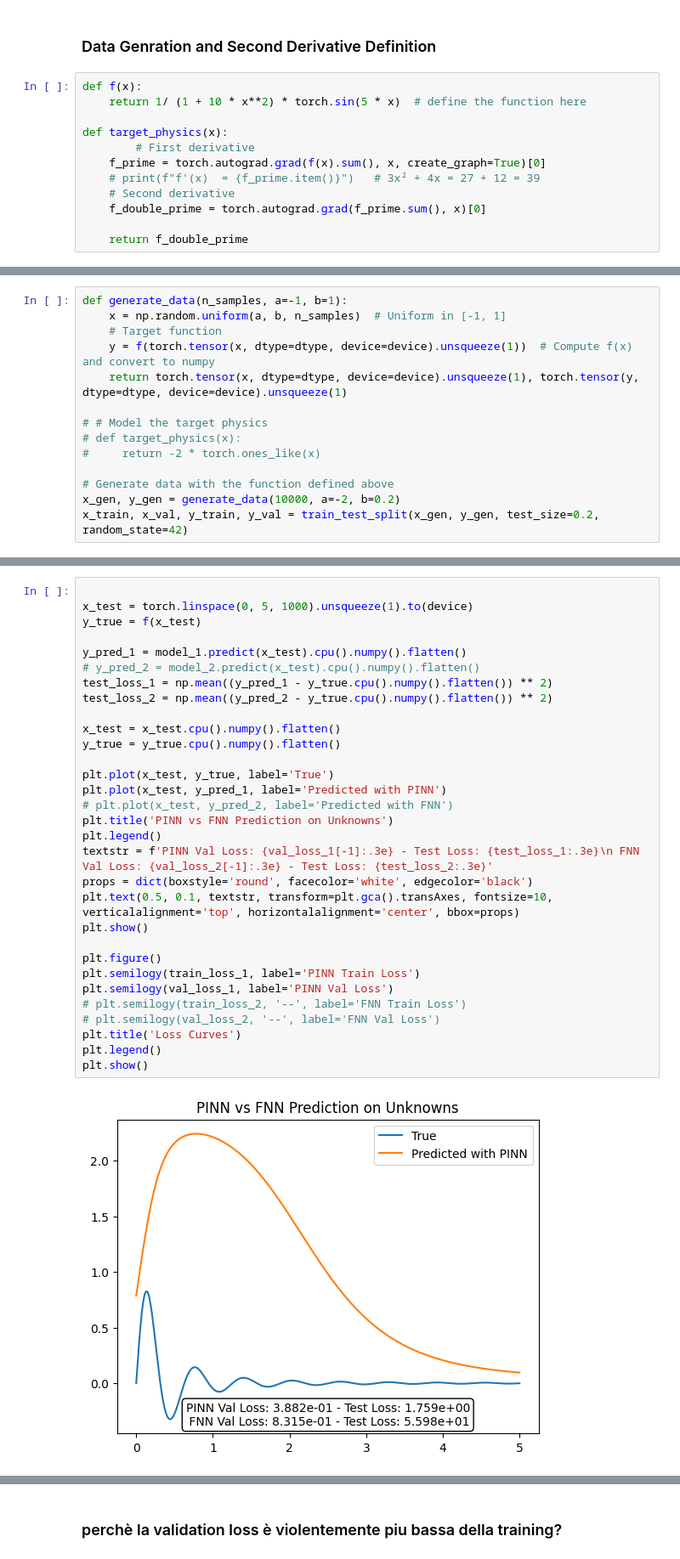
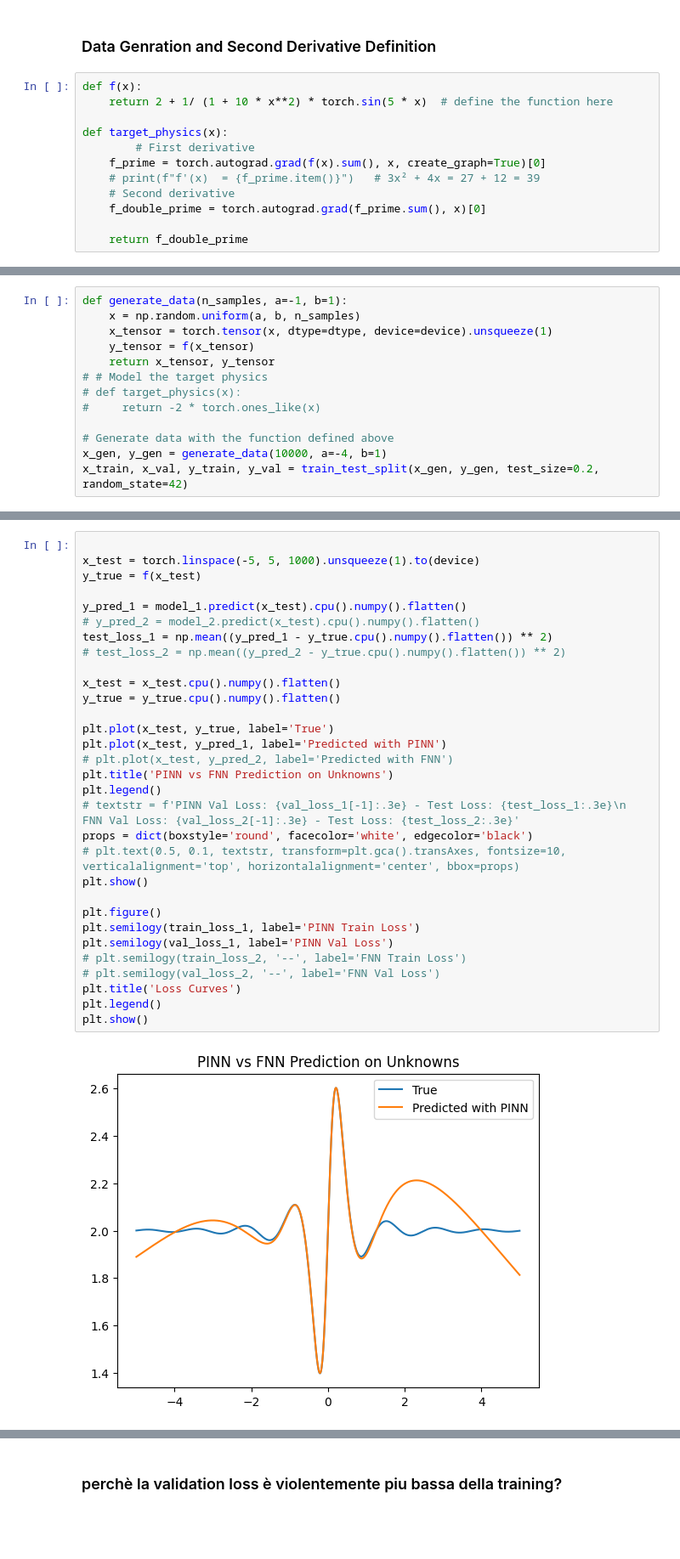
Before and after one commit to gbellume/SML, a Jupyter notebook: pinn.ipynb, the cells around one changed output, grey strips where cells are left out. Shown at 85% size. Drawn from its saved outputs; the diff is of its cells as text; blank space fills up the shorter version.

```diff
--- a/pinn.ipynb
+++ b/pinn.ipynb
@@ -9,7 +10,7 @@ from sklearn.model_selection import train_test_split
 ### Data Genration and Second Derivative Definition
 # %%
 def f(x):
-    return 1/ (1 + 10 * x**2) * torch.sin(5 * x)  # define the function here
+    return 2 + 1/ (1 + 10 * x**2) * torch.sin(5 * x)  # define the function here
 
 def target_physics(x):
         # First derivative
@@ -22,15 +27,14 @@ def target_physics(x):
 # %%
 def generate_data(n_samples, a=-1, b=1):
-    x = np.random.uniform(a, b, n_samples)  # Uniform in [-1, 1]
-    # Target function
-    y = f(torch.tensor(x, dtype=dtype, device=device).unsqueeze(1))  # Compute f(x) and convert to numpy
-    return torch.tensor(x, dtype=dtype, device=device).unsqueeze(1), torch.tensor(y, dtype=dtype, device=device).unsqueeze(1)
-
+    x = np.random.uniform(a, b, n_samples)
+    x_tensor = torch.tensor(x, dtype=dtype, device=device).unsqueeze(1)
+    y_tensor = f(x_tensor)
+    return x_tensor, y_tensor
 # # Model the target physics
 # def target_physics(x):
 #     return -2 * torch.ones_like(x)
 
 # Generate data with the function defined above
-x_gen, y_gen = generate_data(10000, a=-2, b=0.2)
+x_gen, y_gen = generate_data(10000, a=-4, b=1)
 x_train, x_val, y_train, y_val = train_test_split(x_gen, y_gen, test_size=0.2, random_state=42)
 # %%
@@ -62,33 +64,33 @@ train_loss_1, val_loss_1 = model_1.train_model(
 # %%
 
-x_test = torch.linspace(0, 5, 1000).unsqueeze(1).to(device)
+x_test = torch.linspace(-5, 5, 1000).unsqueeze(1).to(device)
 y_true = f(x_test)
 
 y_pred_1 = model_1.predict(x_test).cpu().numpy().flatten()
 # y_pred_2 = model_2.predict(x_test).cpu().numpy().flatten()
 test_loss_1 = np.mean((y_pred_1 - y_true.cpu().numpy().flatten()) ** 2)
-test_loss_2 = np.mean((y_pred_2 - y_true.cpu().numpy().flatten()) ** 2)
+# test_loss_2 = np.mean((y_pred_2 - y_true.cpu().numpy().flatten()) ** 2)
 
 x_test = x_test.cpu().numpy().flatten()
 y_true = y_true.cpu().numpy().flatten()
 
 plt.plot(x_test, y_true, label='True')
 plt.plot(x_test, y_pred_1, label='Predicted with PINN')
 # plt.plot(x_test, y_pred_2, label='Predicted with FNN')
 plt.title('PINN vs FNN Prediction on Unknowns')
 plt.legend()
-textstr = f'PINN Val Loss: {val_loss_1[-1]:.3e} - Test Loss: {test_loss_1:.3e}\n FNN Val Loss: {val_loss_2[-1]:.3e} - Test Loss: {test_loss_2:.3e}'
+# textstr = f'PINN Val Loss: {val_loss_1[-1]:.3e} - Test Loss: {test_loss_1:.3e}\n FNN Val Loss: {val_loss_2[-1]:.3e} - Test Loss: {test_loss_2:.3e}'
 props = dict(boxstyle='round', facecolor='white', edgecolor='black')
-plt.text(0.5, 0.1, textstr, transform=plt.gca().transAxes, fontsize=10, verticalalignment='top', horizontalalignment='center', bbox=props)
+# plt.text(0.5, 0.1, textstr, transform=plt.gca().transAxes, fontsize=10, verticalalignment='top', horizontalalignment='center', bbox=props)
 plt.show()
 
 plt.figure()
 plt.semilogy(train_loss_1, label='PINN Train Loss')
 plt.semilogy(val_loss_1, label='PINN Val Loss')
 # plt.semilogy(train_loss_2, '--', label='FNN Train Loss')
 # plt.semilogy(val_loss_2, '--', label='FNN Val Loss')
 plt.title('Loss Curves')
 plt.legend()
 plt.show()
 # %% [output]
-[figure, old version]
+[figure, new version]
```
Also changed, not shown: parts of 6 cells of this notebook, 1 other file.
